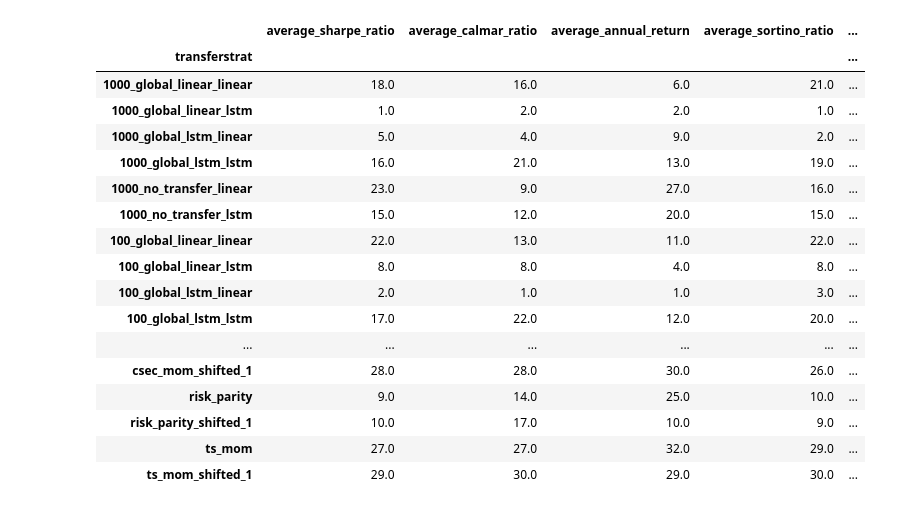
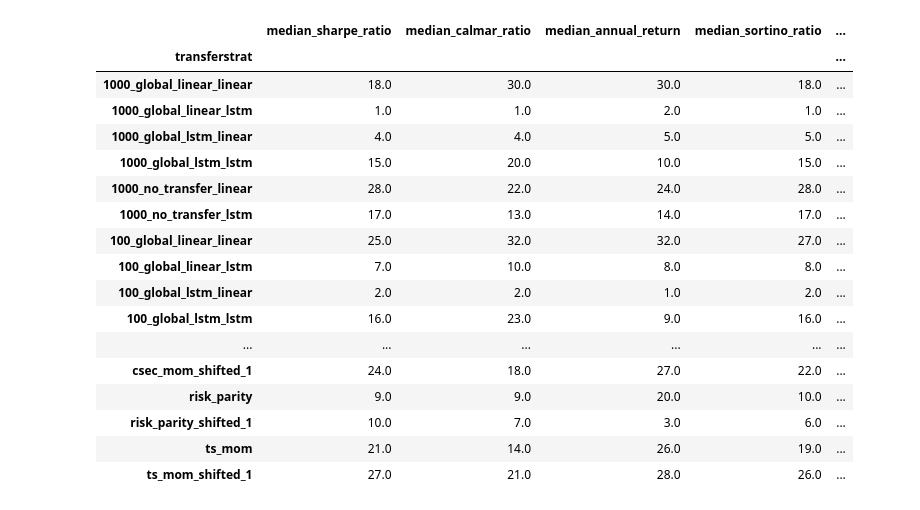
Before and after one commit to ducnguyen1014/QuantNet, a Jupyter notebook: results-notebook.ipynb, the cells around one changed output. Cells and saved outputs as stored; diff of their text form; code cells hidden in the pictures.

Commit message:
COMPLETE: table_1

```diff
--- a/results-notebook.ipynb
+++ b/results-notebook.ipynb
@@ -5,8 +5,8 @@ import pandas as pd
 # %%
 DO_FILL_NA = True
 # %%
-RESULTS_MODEL_FOLDER = r"D:\OneDrive - fpts.com.vn\DucNN privates\Files\Codes\Khoa học dữ liệu\Luận văn tốt nghiệp Thạc sĩ Khoa học dữ liệu\QuantNet\Results_model"
-RESULTS_BASELINE_FOLDER = r"D:\OneDrive - fpts.com.vn\DucNN privates\Files\Codes\Khoa học dữ liệu\Luận văn tốt nghiệp Thạc sĩ Khoa học dữ liệu\QuantNet\Results"
+RESULTS_MODEL_FOLDER = "Results_model"
+RESULTS_BASELINE_FOLDER = "Results"
 # %%
 def get_results_summary(RESULTS_MODEL_FOLDER, mode="models"):
     results_summary = pd.DataFrame(
@@ -244,17 +320,17 @@ results_grouped
 import matplotlib.pyplot as plt
 
 metrics = [
-    "average_sharpe_ratio",
-    "average_calmar_ratio",
-    "average_maximum_draw_down",
-    "average_annual_return",
-    "average_volatility",
-    "average_sortino_ratio",
-    "average_down_risk",
-    "average_value_at_risk",
-    "average_tail_risk",
-    "average_skew",
-    "average_kurtosis",
+    "median_sharpe_ratio",
+    "median_calmar_ratio",
+    "median_maximum_draw_down",
+    "median_annual_return",
+    "median_volatility",
+    "median_sortino_ratio",
+    "median_down_risk",
+    "median_value_at_risk",
+    "median_tail_risk",
+    "median_skew",
+    "median_kurtosis",
 ]
 
 for metric in metrics:
@@ -281,52 +357,52 @@ for metric in metrics:
 # %%
 results_grouped_rank = results_grouped.copy()
 positive_rank_metrics = [
-    "average_sharpe_ratio",
-    "average_calmar_ratio",
-    "average_annual_return",
-    "average_sortino_ratio",
+    "median_sharpe_ratio",
+    "median_calmar_ratio",
+    "median_annual_return",
+    "median_sortino_ratio",
 ]
 
 for metric in positive_rank_metrics:
     results_grouped_rank[metric] = results_grouped_rank[metric].rank(
         ascending=False, method="min"
     )
 
 negative_rank_metrics = [
-    "average_maximum_draw_down",
-    "average_volatility",
-    "average_down_risk",
-    "average_value_at_risk",
-    "average_tail_risk",
+    "median_maximum_draw_down",
+    "median_volatility",
+    "median_down_risk",
+    "median_value_at_risk",
+    "median_tail_risk",
 ]
 
 rank_metrics = positive_rank_metrics + negative_rank_metrics
 for metric in negative_rank_metrics:
     results_grouped_rank[metric] = results_grouped_rank[metric].rank(
         ascending=True, method="min"
     )
 
 results_grouped_rank = results_grouped_rank[rank_metrics]
 results_grouped_rank
 # %% [output]
-|  | average_sharpe_ratio | average_calmar_ratio | average_annual_return | average_sortino_ratio | ... |
+|  | median_sharpe_ratio | median_calmar_ratio | median_annual_return | median_sortino_ratio | ... |
 | transferstrat |  |  |  |  | ... |
-| 1000_global_linear_linear | 18.0 | 16.0 | 6.0 | 21.0 | ... |
-| 1000_global_linear_lstm | 1.0 | 2.0 | 2.0 | 1.0 | ... |
-| 1000_global_lstm_linear | 5.0 | 4.0 | 9.0 | 2.0 | ... |
-| 1000_global_lstm_lstm | 16.0 | 21.0 | 13.0 | 19.0 | ... |
-| 1000_no_transfer_linear | 23.0 | 9.0 | 27.0 | 16.0 | ... |
-| 1000_no_transfer_lstm | 15.0 | 12.0 | 20.0 | 15.0 | ... |
-| 100_global_linear_linear | 22.0 | 13.0 | 11.0 | 22.0 | ... |
-| 100_global_linear_lstm | 8.0 | 8.0 | 4.0 | 8.0 | ... |
-| 100_global_lstm_linear | 2.0 | 1.0 | 1.0 | 3.0 | ... |
-| 100_global_lstm_lstm | 17.0 | 22.0 | 12.0 | 20.0 | ... |
+| 1000_global_linear_linear | 18.0 | 30.0 | 30.0 | 18.0 | ... |
+| 1000_global_linear_lstm | 1.0 | 1.0 | 2.0 | 1.0 | ... |
+| 1000_global_lstm_linear | 4.0 | 4.0 | 5.0 | 5.0 | ... |
+| 1000_global_lstm_lstm | 15.0 | 20.0 | 10.0 | 15.0 | ... |
+| 1000_no_transfer_linear | 28.0 | 22.0 | 24.0 | 28.0 | ... |
+| 1000_no_transfer_lstm | 17.0 | 13.0 | 14.0 | 17.0 | ... |
+| 100_global_linear_linear | 25.0 | 32.0 | 32.0 | 27.0 | ... |
+| 100_global_linear_lstm | 7.0 | 10.0 | 8.0 | 8.0 | ... |
+| 100_global_lstm_linear | 2.0 | 2.0 | 1.0 | 2.0 | ... |
+| 100_global_lstm_lstm | 16.0 | 23.0 | 9.0 | 16.0 | ... |
 | ... | ... | ... | ... | ... | ... |
-| csec_mom_shifted_1 | 28.0 | 28.0 | 30.0 | 26.0 | ... |
-| risk_parity | 9.0 | 14.0 | 25.0 | 10.0 | ... |
-| risk_parity_shifted_1 | 10.0 | 17.0 | 10.0 | 9.0 | ... |
-| ts_mom | 27.0 | 27.0 | 32.0 | 29.0 | ... |
-| ts_mom_shifted_1 | 29.0 | 30.0 | 29.0 | 30.0 | ... |
+| csec_mom_shifted_1 | 24.0 | 18.0 | 27.0 | 22.0 | ... |
+| risk_parity | 9.0 | 9.0 | 20.0 | 10.0 | ... |
+| risk_parity_shifted_1 | 10.0 | 7.0 | 3.0 | 6.0 | ... |
+| ts_mom | 21.0 | 14.0 | 26.0 | 19.0 | ... |
+| ts_mom_shifted_1 | 27.0 | 21.0 | 28.0 | 26.0 | ... |
 # %%
 results_grouped_rank_total = results_grouped_rank.sum(axis=1)
 results_grouped_rank_total
```
Also changed, not shown: parts of 18 cells of this notebook, 4 other files.
